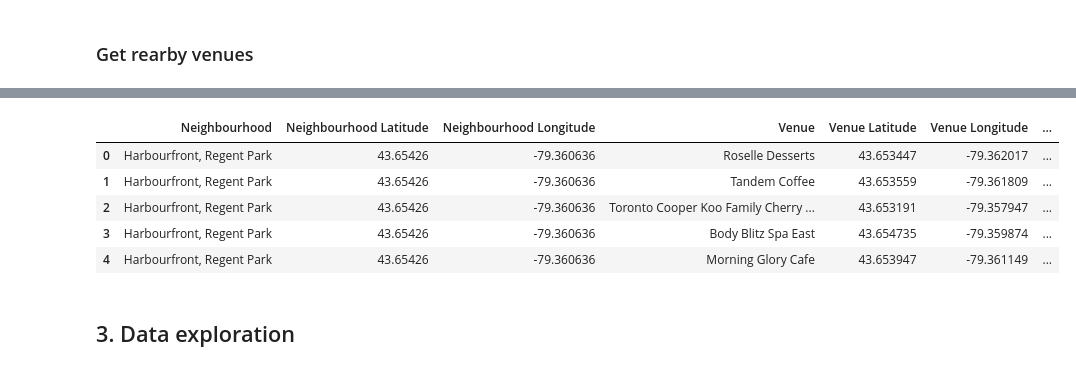
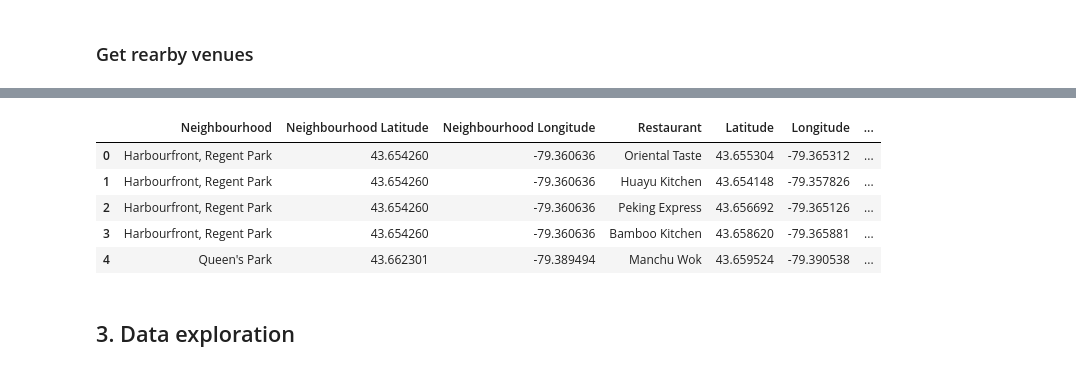
Before and after one commit to shengan-zhan/Coursera_Capstone, a Jupyter notebook: chinese_restaurants_in_GTA.ipynb, the cells around one changed output, grey strips where cells are left out. Cells and saved outputs as stored; diff of their text form; code cells hidden in the pictures.

```diff
--- a/chinese_restaurants_in_GTA.ipynb
+++ b/chinese_restaurants_in_GTA.ipynb
@@ -157,0 +194,9 @@ df.head()
+# %%
+df_data = df1.merge(df_census,left_on='Postcode',right_on='postcode',how='left')
+df_data.drop('postcode', axis=1, inplace=True)
+# %%
+df_data['chinese_pop'] = df_data['chinese_pop'].replace('',0)
+df_data['total_pop'] = df_data['total_pop'].replace('',0)
+df_data['chinese_pop'] = df_data['chinese_pop'].astype(float)
+df_data['total_pop'] = df_data['total_pop'].astype(float)
+df_data['chinese_pct'] = df_data['chinese_pop'] / df_data['total_pop']
@@ -166,48 +231,47 @@ df.head()
 ### Get rearby venues
 # %%
 def getNearbyVenues(names, latitudes, longitudes, radius=500):
-    LIMIT=100
+    category='4bf58dd8d48988d145941735' # chinese restaurants
     venues_list=[]
     for name, lat, lng in zip(names, latitudes, longitudes):
         print(name)
 
         # create the API request URL
-        url = 'https://api.foursquare.com/v2/venues/explore?&client_id={}&client_secret={}&v={}&ll={},{}&radius={}&limit={}'.format(
+        url = 'https://api.foursquare.com/v2/venues/search?&client_id={}&client_secret={}&v={}&ll={},{}&radius={}&categoryId={}'.format(
             CLIENT_ID,
             CLIENT_SECRET,
             VERSION,
             lat,
             lng,
             radius,
-            LIMIT)
+            category)
 
         # make the GET request
-        results = requests.get(url).json()["response"]['groups'][0]['items']
+        results = requests.get(url).json()["response"]['venues']
 
         # return only relevant information for each nearby venue
         venues_list.append([(
             name,
             lat,
             lng,
-            v['venue']['name'],
-            v['venue']['location']['lat'],
-            v['venue']['location']['lng'],
-            v['venue']['categories'][0]['name']) for v in results])
+            v['name'],
+            v['location']['lat'],
+            v['location']['lng'],
+            v['categories'][0]['name']) for v in results])
 
     nearby_venues = pd.DataFrame([item for venue_list in venues_list for item in venue_list])
     nearby_venues.columns = ['Neighbourhood',
                   'Neighbourhood Latitude',
                   'Neighbourhood Longitude',
-                  'Venue',
-                  'Venue Latitude',
-                  'Venue Longitude',
-                  'Venue Category']
+                  'Restaurant',
+                  'Latitude',
+                  'Longitude',
+                  'Restaurant Category']
 
     return(nearby_venues)
 # %%
-df_toronto = df[df['Borough']=='Downtown Toronto']
-dt_toronto_venues = getNearbyVenues(names=df_toronto['Neighbourhood'],
-                                   latitudes=df_toronto['Latitude'],
-                                   longitudes=df_toronto['Longitude']
+df_restaurants = getNearbyVenues(names=df_data['Neighbourhood'],
+                                   latitudes=df_data['Latitude'],
+                                   longitudes=df_data['Longitude']
                                   )
 # %% [output]
@@ -232,12 +295,12 @@ Church and Wellesley
 # %%
-dt_toronto_venues.head()
+df_restaurants.head()
 # %% [output]
-|  | Neighbourhood | Neighbourhood Latitude | Neighbourhood Longitude | Venue | Venue Latitude | Venue Longitude | ... |
-| 0 | Harbourfront, Regent Park | 43.65426 | -79.360636 | Roselle Desserts | 43.653447 | -79.362017 | ... |
-| 1 | Harbourfront, Regent Park | 43.65426 | -79.360636 | Tandem Coffee | 43.653559 | -79.361809 | ... |
-| 2 | Harbourfront, Regent Park | 43.65426 | -79.360636 | Toronto Cooper Koo Family Cherry ... | 43.653191 | -79.357947 | ... |
-| 3 | Harbourfront, Regent Park | 43.65426 | -79.360636 | Body Blitz Spa East | 43.654735 | -79.359874 | ... |
-| 4 | Harbourfront, Regent Park | 43.65426 | -79.360636 | Morning Glory Cafe | 43.653947 | -79.361149 | ... |
+|  | Neighbourhood | Neighbourhood Latitude | Neighbourhood Longitude | Restaurant | Latitude | Longitude | ... |
+| 0 | Harbourfront, Regent Park | 43.654260 | -79.360636 | Oriental Taste | 43.655304 | -79.365312 | ... |
+| 1 | Harbourfront, Regent Park | 43.654260 | -79.360636 | Huayu Kitchen | 43.654148 | -79.357826 | ... |
+| 2 | Harbourfront, Regent Park | 43.654260 | -79.360636 | Peking Express | 43.656692 | -79.365126 | ... |
+| 3 | Harbourfront, Regent Park | 43.654260 | -79.360636 | Bamboo Kitchen | 43.658620 | -79.365881 | ... |
+| 4 | Queen's Park | 43.662301 | -79.389494 | Manchu Wok | 43.659524 | -79.390538 | ... |
 # %% [markdown]
 <a id='item3'></a>
 ## 3. Data exploration
```
Also changed, not shown: parts of 54 cells of this notebook.
